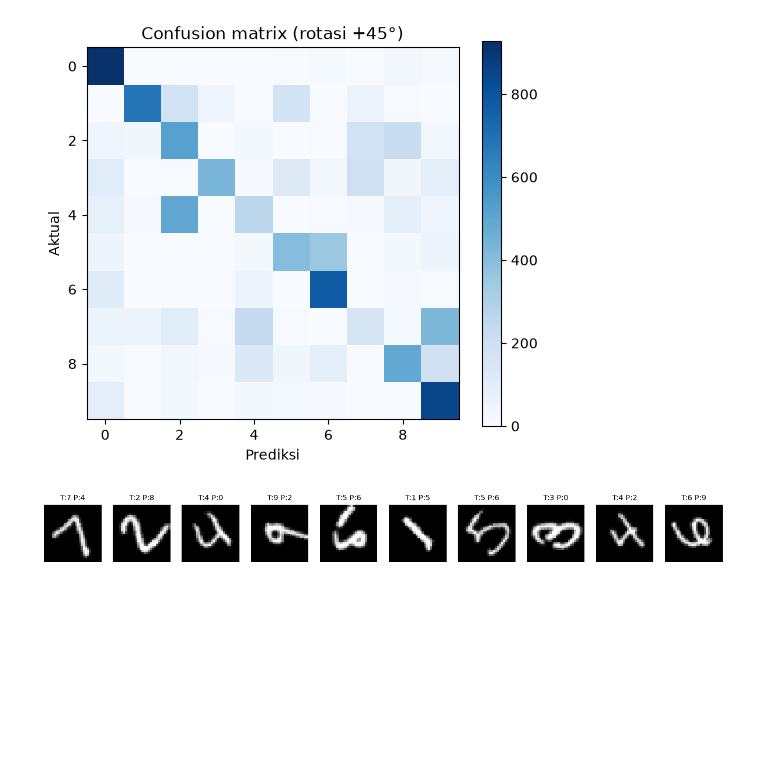
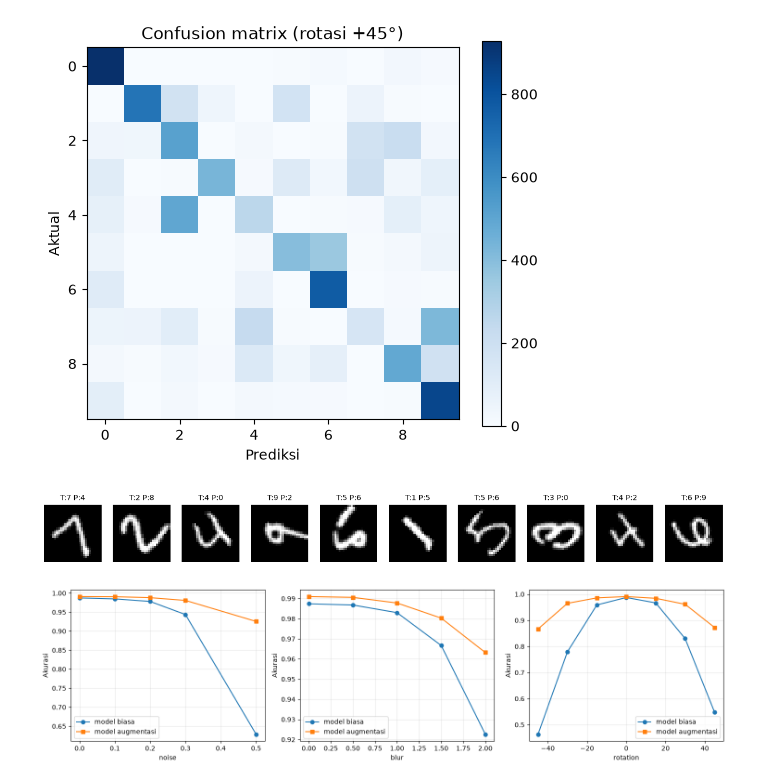
Before and after one commit to Ijaz2k/CNN_Robustness_MNIST, a Jupyter notebook: python/robustness_test.ipynb, the cells around one changed output. Cells and saved outputs as stored; diff of their text form; code cells hidden in the pictures; blank space fills up the shorter version.

Commit message:
Update Robustness test: tabel hasil dan perbandingan baseline vs augmentasi

```diff
--- a/python/robustness_test.ipynb
+++ b/python/robustness_test.ipynb
@@ -107,3 +107,20 @@ for a, i in zip(ax, wrong):
 plt.savefig(FIG/'contoh_salah_rot45.png', dpi=150, bbox_inches='tight'); plt.show()
 # %% [output]
 [figure]
+# %%
+model_aug = tf.keras.models.load_model('model_cnn_augmented.keras')
+
+fig, ax = plt.subplots(1, 3, figsize=(15, 4))
+for a, name in zip(ax, ['noise', 'blur', 'rotation']):
+    d = np.load(D / f'{name}.npz'); y = to_categorical(d['y'], 10)
+    acc_b, acc_a = [], []
+    for i in range(len(d['levels'])):
+        X = d['X'][i].astype('float32') / 255.0
+        acc_b.append(model.evaluate(X, y, verbose=0)[1])
+        acc_a.append(model_aug.evaluate(X, y, verbose=0)[1])
+    a.plot(d['levels'], acc_b, 'o-', label='model biasa')
+    a.plot(d['levels'], acc_a, 's-', label='model augmentasi')
+    a.set_xlabel(name); a.set_ylabel('Akurasi'); a.legend(); a.grid(alpha=.3)
+plt.tight_layout(); plt.savefig(FIG/'perbandingan_biasa_vs_augmentasi.png', dpi=150); plt.show()
+# %% [output]
+[figure, added]
```
Also changed, not shown: parts of 2 cells of this notebook.
